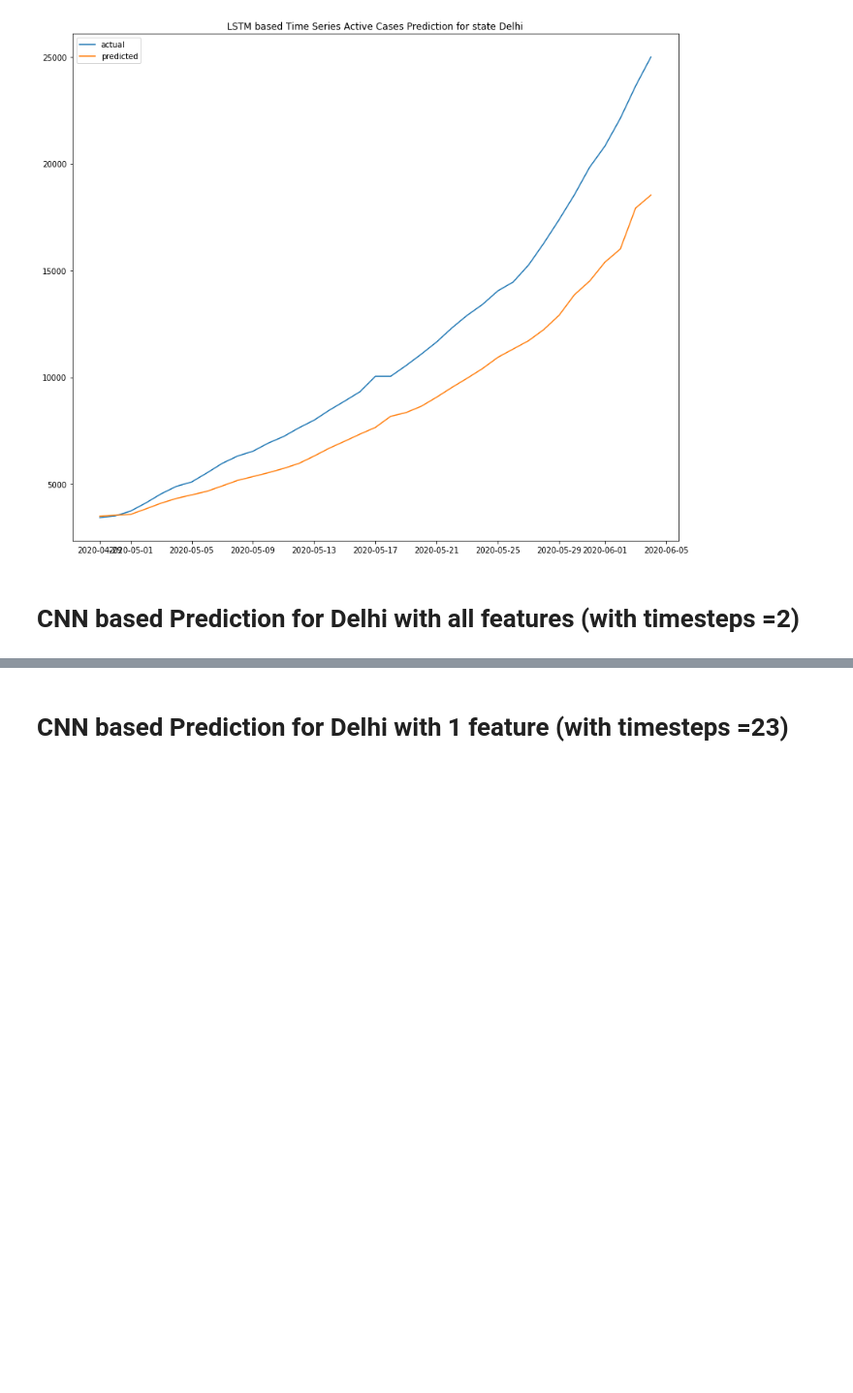
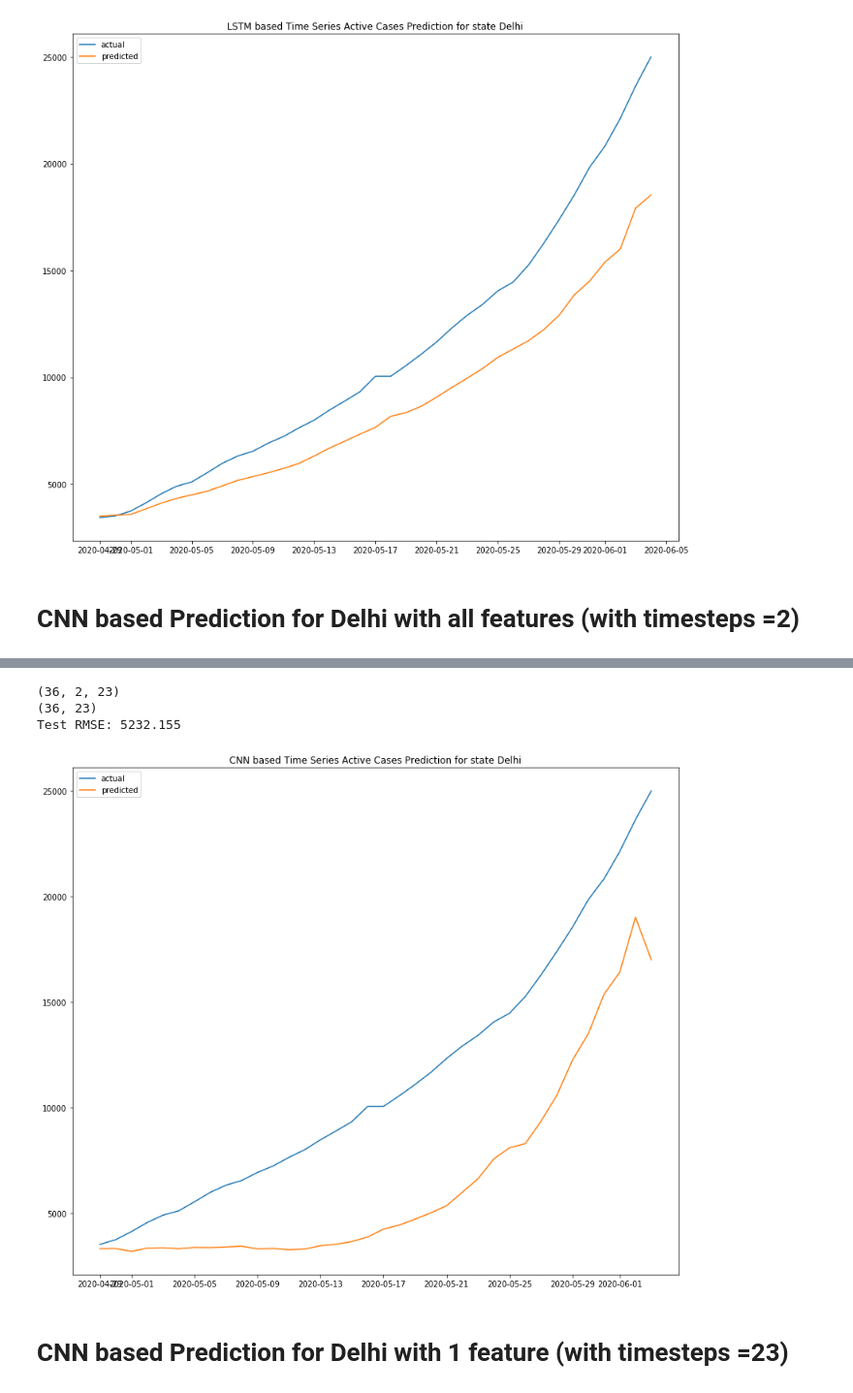
Before and after one commit to sharmi1206/covid-19-analysis, a Jupyter notebook: tseries_deeplearning_singlestep_forecats.ipynb, the cells around one changed output, grey strips where cells are left out. Shown at 97% size. Drawn from its saved outputs; the diff is of its cells as text; code cells hidden in the pictures; blank space fills up the shorter version.

Commit message:
CNN based analysis with timestep =2

```diff
--- a/tseries_deeplearning_singlestep_forecats.ipynb
+++ b/tseries_deeplearning_singlestep_forecats.ipynb
@@ -847,31 +847,47 @@ Test RMSE: 0.412 (36, 1)
+# %%
+def inverted_split_sequences(sequences):
+    print(np.shape(sequences))
+    list_X = []
+    for i in range((sequences.shape[0])):
+        invert_x = sequences[i, 0, :]
+        list_X.append(invert_x)
+    text_X = np.array(list_X)
+    print(np.shape(text_X))
+    return text_X
 # %%
-# inv_y_predict = concatenate((y_predict, test_X[:, -(no_features):]), axis=1)
+inv_text_X = inverted_split_sequences(test_X)
+inv_y_predict = concatenate((y_predict, inv_text_X[:, -(no_features):]), axis=1)
 
-# inv_y_predict = scaler.inverse_transform(inv_y_predict)
-# inv_y_predict = inv_y_predict[:, 0]
-# # invert scaling for actual
-# test_y = test_y.reshape((len(test_y), 1))
-# inv_y = concatenate((test_y, test_X[:, 1:]), axis=1)
-# inv_y = scaler.inverse_transform(inv_y)
-# inv_y = inv_y[:, 0]
-# # calculate RMSE
-# rmse = np.sqrt(mean_squared_error(inv_y, inv_y_predict))
-# print('Test RMSE: %.3f' % rmse)
+inv_y_predict = scaler.inverse_transform(inv_y_predict)
+inv_y_predict = inv_y_predict[:, 0]
+# invert scaling for actual
+test_y = test_y.reshape((len(test_y), 1))
+inv_y = concatenate((test_y, inv_text_X[:, -(no_features):]), axis=1)
+inv_y = scaler.inverse_transform(inv_y)
+inv_y = inv_y[:, 0]
+# calculate RMSE
+rmse = np.sqrt(mean_squared_error(inv_y, inv_y_predict))
+print('Test RMSE: %.3f' % rmse)
 
-# pred_len = len(inv_y_predict)
-# dateEnd = daterange[split_factor+1]
-# pred_index= pd.date_range(start=dateEnd, periods=pred_len, freq='D')
+pred_len = len(inv_y_predict)
+dateEnd = daterange[split_factor+1]
+pred_index= pd.date_range(start=dateEnd, periods=pred_len, freq='D')
 
-# inv_y_actual =  pd.Series(inv_y, pred_index)
-# inv_y_predicted =  pd.Series(inv_y_predict, pred_index)
+inv_y_actual =  pd.Series(inv_y, pred_index)
+inv_y_predicted =  pd.Series(inv_y_predict, pred_index)
 
 
-# plt.figure(figsize=(14,12))
-# plt.plot(inv_y_actual, label='actual')
-# plt.plot(inv_y_predicted, label='predicted')
-# plt.title('CNN based Time Series Active Cases Prediction for state ' + stateName)
-# plt.legend()
-# plt.show()
+plt.figure(figsize=(14,12))
+plt.plot(inv_y_actual, label='actual')
+plt.plot(inv_y_predicted, label='predicted')
+plt.title('CNN based Time Series Active Cases Prediction for state ' + stateName)
+plt.legend()
+plt.show()
+# %% [output]
+(36, 2, 23)
+(36, 23)
+Test RMSE: 5232.155
+[figure, added]
 # %% [markdown]
 # CNN based Prediction for Delhi with 1 feature (with timesteps =23)
 # %%
```
Also changed, not shown: parts of 2 cells of this notebook.
